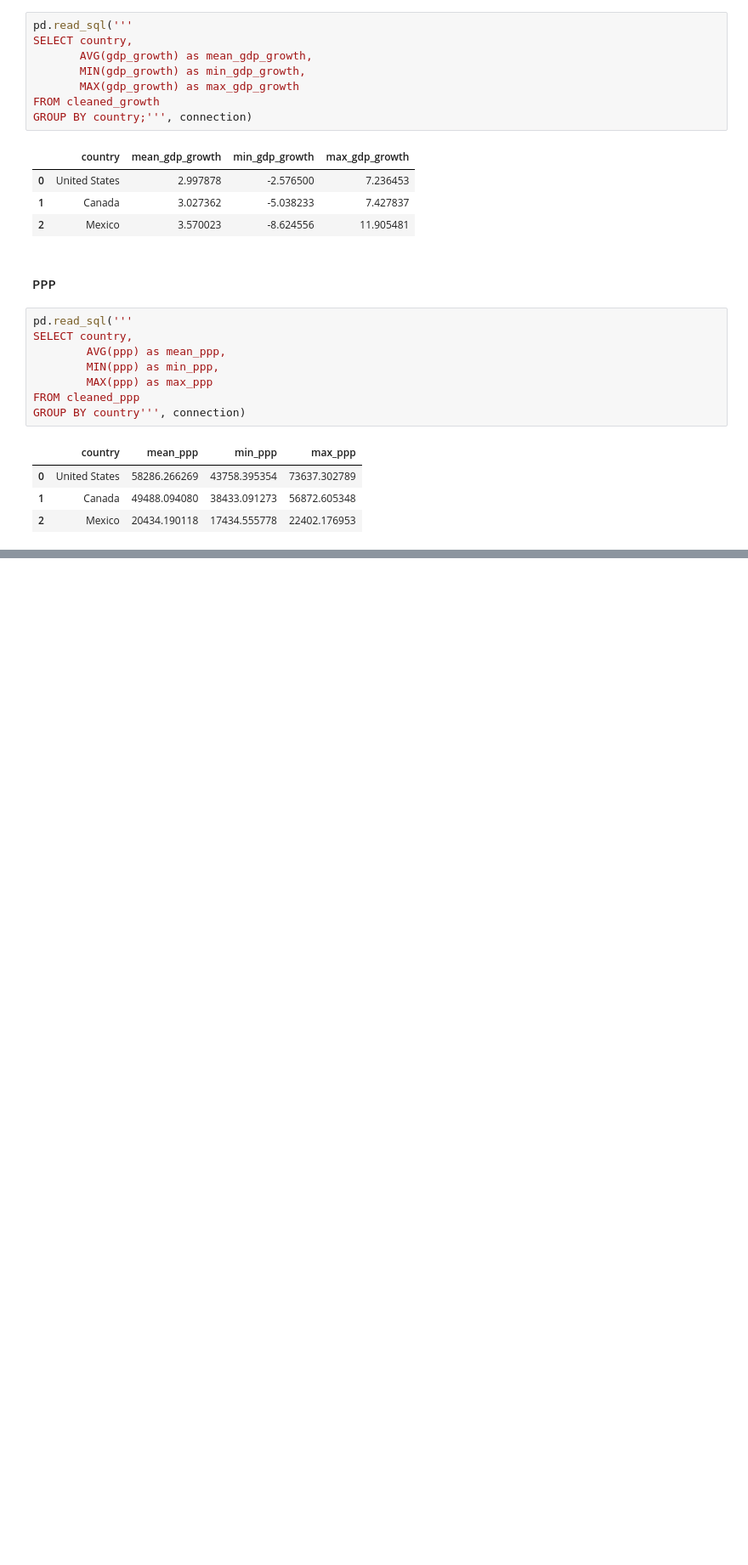
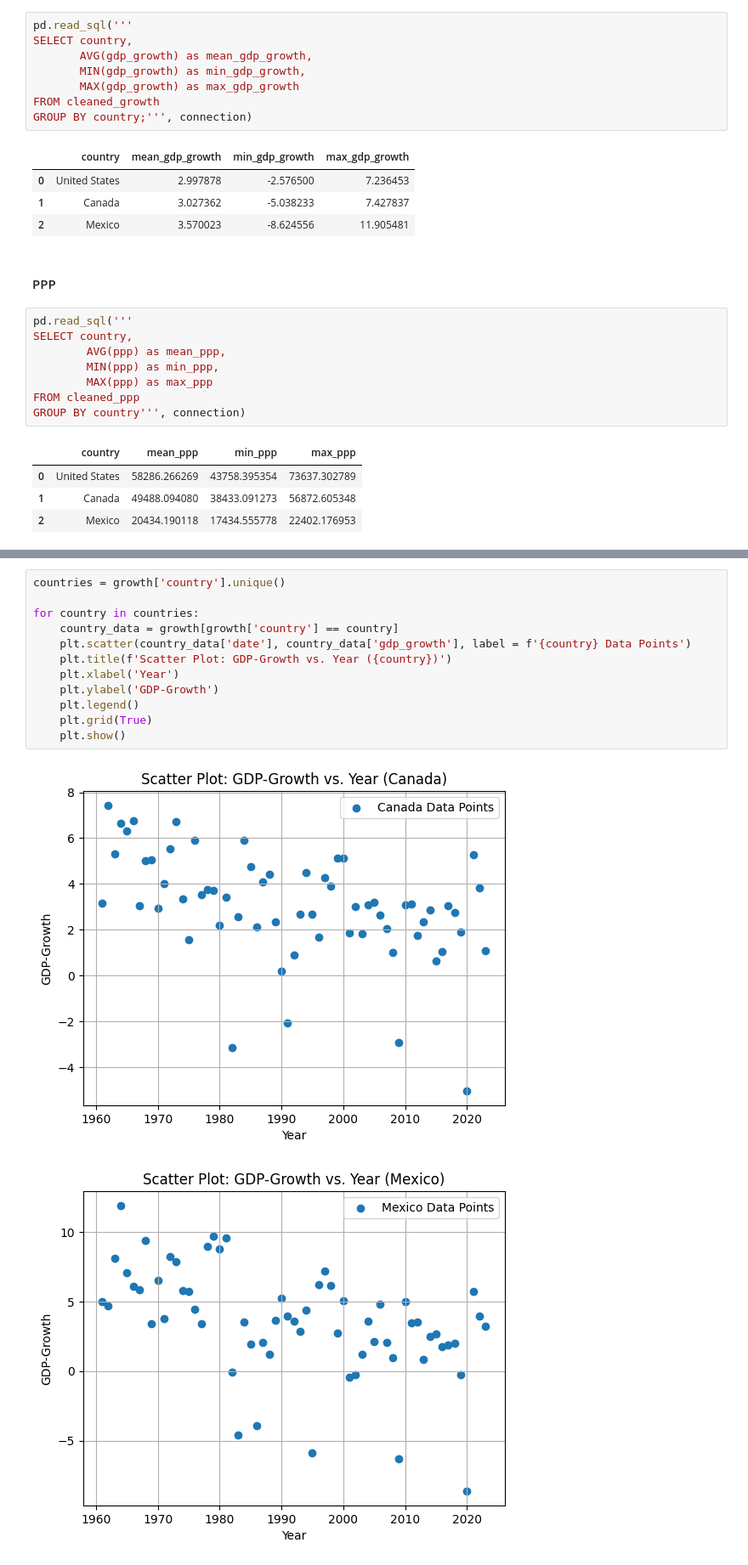
Before and after one commit to BaoTruong1/qtm350_project, a Jupyter notebook: scripts/data_cleaning.ipynb, the cells around one changed output, grey strips where cells are left out. Shown: that part at 85% size. Saved outputs shown, nothing was run; the diff lists cells and outputs as text; blank space fills up the shorter version.

```diff
--- a/scripts/data_cleaning.ipynb
+++ b/scripts/data_cleaning.ipynb
@@ -124,0 +171,15 @@ GROUP BY country''', connection)
+# %%
+countries = growth['country'].unique()
+
+for country in countries:
+    country_data = growth[growth['country'] == country]
+    plt.scatter(country_data['date'], country_data['gdp_growth'], label = f'{country} Data Points')
+    plt.title(f'Scatter Plot: GDP-Growth vs. Year ({country})')
+    plt.xlabel('Year')
+    plt.ylabel('GDP-Growth')
+    plt.legend()
+    plt.grid(True)
+    plt.show()
+# %% [output]
+[figure, added]
+[figure, added]
```
Also changed, not shown: parts of 13 cells of this notebook, 9 other files.
